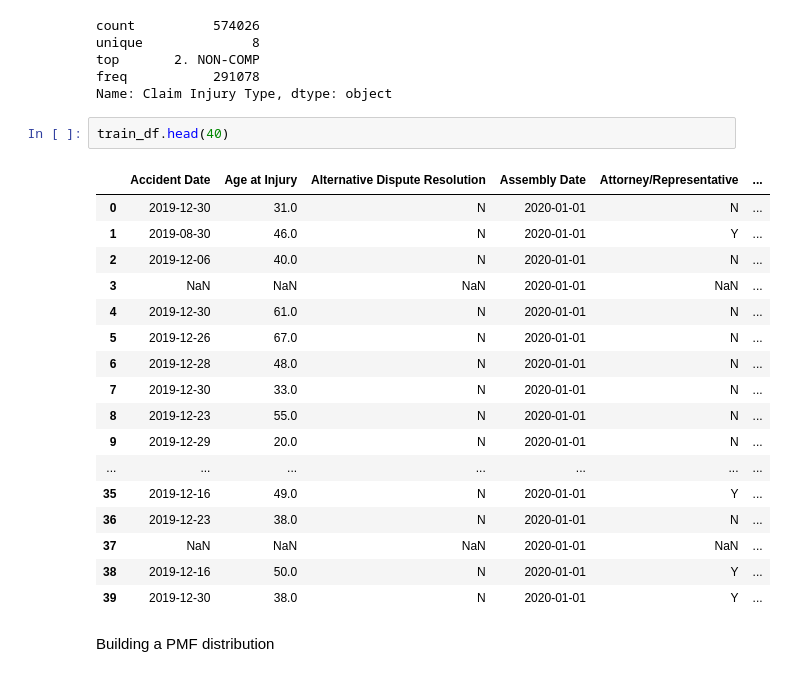
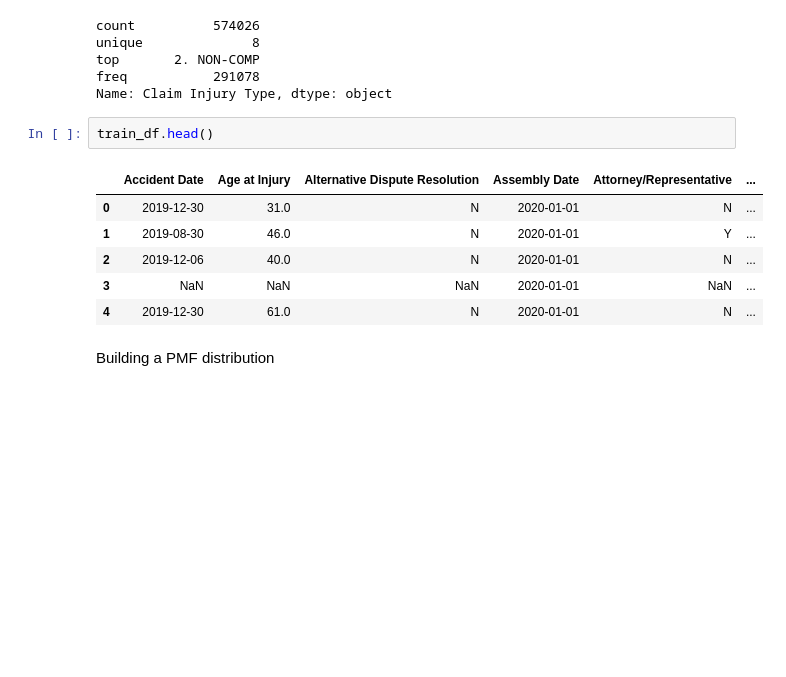
Before and after one commit to LenaHermann/ML_Project_Group52, a Jupyter notebook: alex_EDA.ipynb, the cells around one changed output. Saved outputs shown, nothing was run; the diff lists cells and outputs as text; blank space fills up the shorter version.

```diff
--- a/alex_EDA.ipynb
+++ b/alex_EDA.ipynb
@@ -101,25 +101,14 @@ top       2. NON-COMP
 freq           291078
 Name: Claim Injury Type, dtype: object
 # %%
-train_df.head(40)
+train_df.head()
 # %% [output]
 |  | Accident Date | Age at Injury | Alternative Dispute Resolution | Assembly Date | Attorney/Representative | ... |
 | 0 | 2019-12-30 | 31.0 | N | 2020-01-01 | N | ... |
 | 1 | 2019-08-30 | 46.0 | N | 2020-01-01 | Y | ... |
 | 2 | 2019-12-06 | 40.0 | N | 2020-01-01 | N | ... |
 | 3 | NaN | NaN | NaN | 2020-01-01 | NaN | ... |
 | 4 | 2019-12-30 | 61.0 | N | 2020-01-01 | N | ... |
-| 5 | 2019-12-26 | 67.0 | N | 2020-01-01 | N | ... |
-| 6 | 2019-12-28 | 48.0 | N | 2020-01-01 | N | ... |
-| 7 | 2019-12-30 | 33.0 | N | 2020-01-01 | N | ... |
-| 8 | 2019-12-23 | 55.0 | N | 2020-01-01 | N | ... |
-| 9 | 2019-12-29 | 20.0 | N | 2020-01-01 | N | ... |
-| ... | ... | ... | ... | ... | ... | ... |
-| 35 | 2019-12-16 | 49.0 | N | 2020-01-01 | Y | ... |
-| 36 | 2019-12-23 | 38.0 | N | 2020-01-01 | N | ... |
-| 37 | NaN | NaN | NaN | 2020-01-01 | NaN | ... |
-| 38 | 2019-12-16 | 50.0 | N | 2020-01-01 | Y | ... |
-| 39 | 2019-12-30 | 38.0 | N | 2020-01-01 | Y | ... |
 # %% [markdown]
 Building a PMF distribution
 # %%
```
Also changed, not shown: parts of 46 cells of this notebook, 1 other file.
